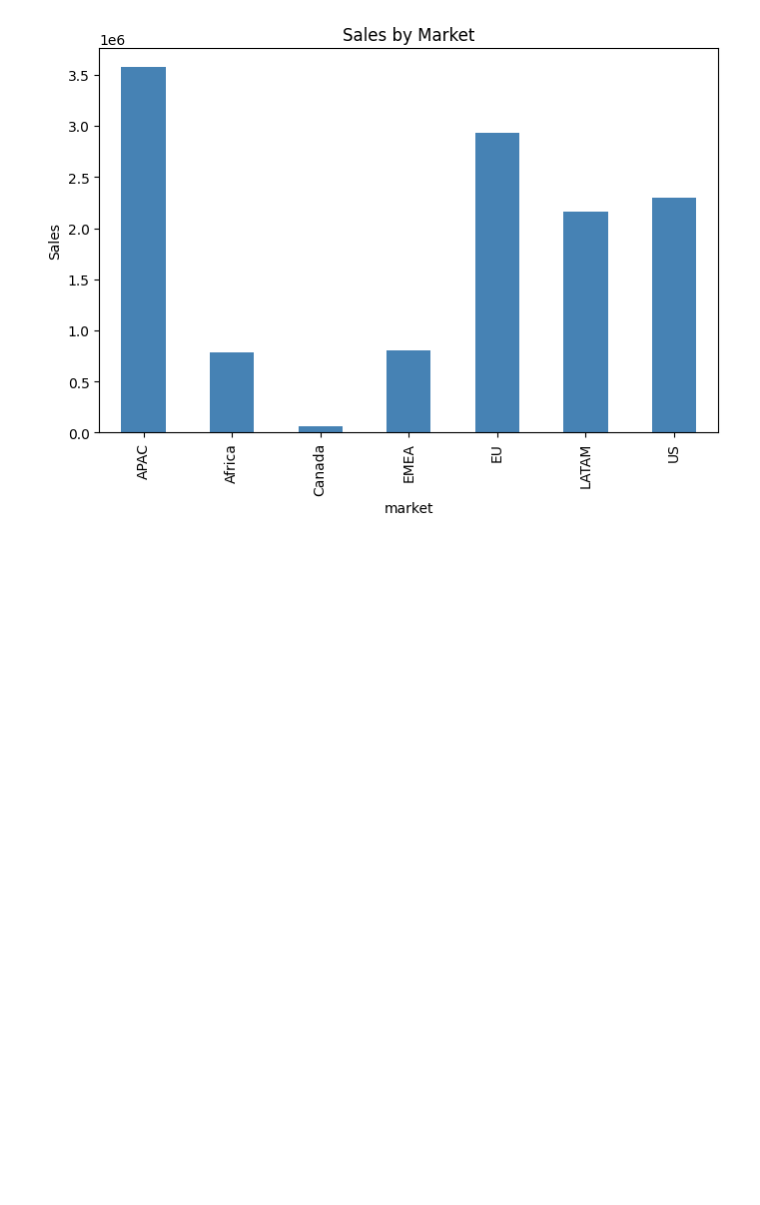
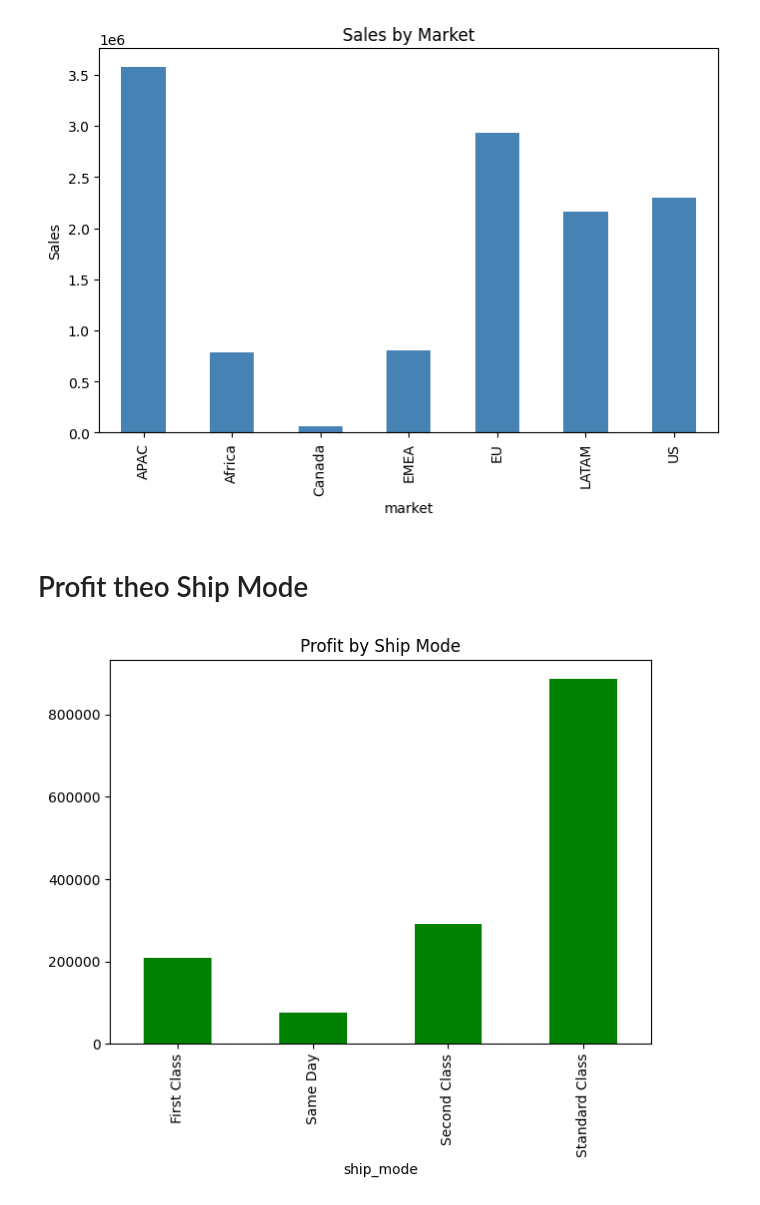
Before and after one commit to Glen0044/DATN---Phantom-Data, a Jupyter notebook: Code/plot/data visualization.ipynb, the cells around one changed output. Cells and saved outputs as stored; diff of their text form; code cells hidden in the pictures; blank space fills up the shorter version.

Commit message:
visualization9

```diff
--- a/Code/plot/data visualization.ipynb
+++ b/Code/plot/data visualization.ipynb
@@ -191,3 +191,20 @@ plt.ylabel("Sales")
 plt.show()
 # %% [output]
 [figure]
+# %% [markdown]
+# Profit theo Ship Mode
+# %%
+ship_profit = df.groupby("ship_mode")["profit"].sum()
+
+plt.figure(figsize=(7,5))
+
+ship_profit.plot(
+    kind="bar",
+    color="green"
+)
+
+plt.title("Profit by Ship Mode")
+
+plt.show()
+# %% [output]
+[figure, added]
```
